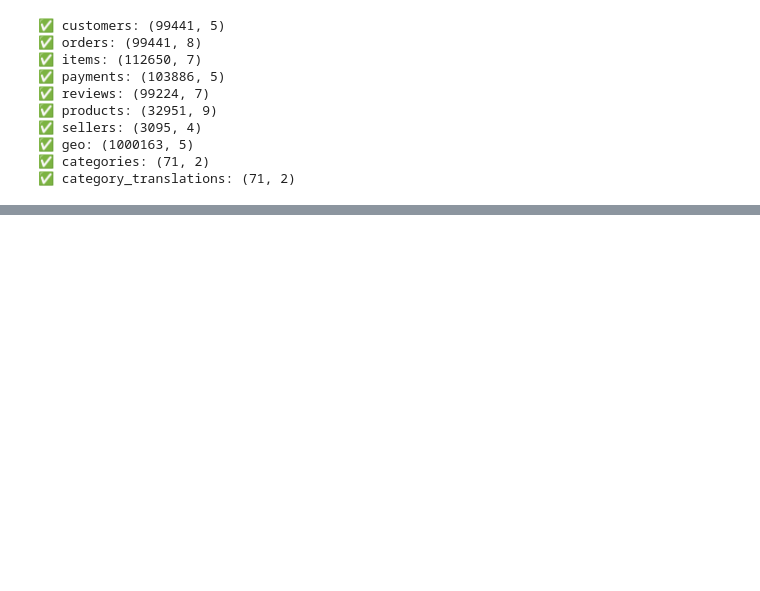
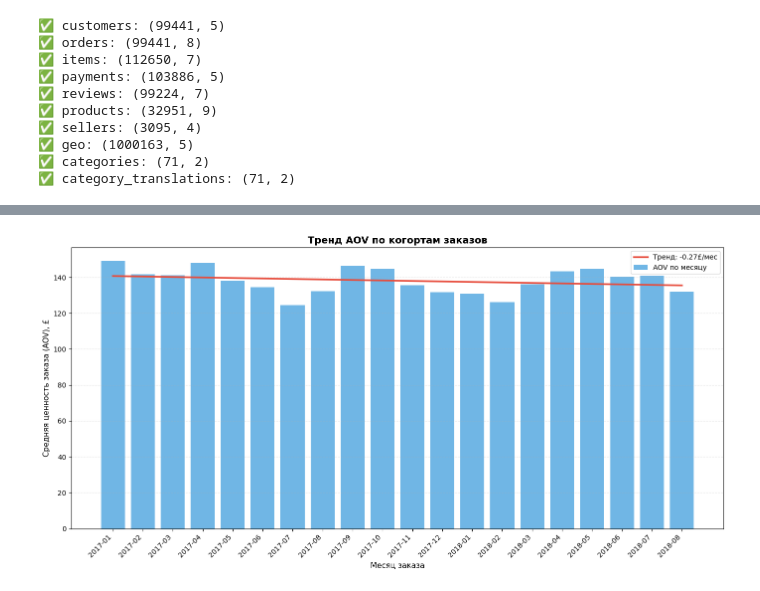
Before and after one commit to Vadimienne/data-analyst-portfolio, a Jupyter notebook: notebooks/EC Task 4 LTV RFM.ipynb, the cells around one changed output, grey strips where cells are left out. Saved outputs shown, nothing was run; the diff lists cells and outputs as text; code cells hidden in the pictures; blank space fills up the shorter version.

```diff
--- a/notebooks/EC Task 4 LTV RFM.ipynb
+++ b/notebooks/EC Task 4 LTV RFM.ipynb
@@ -1,7 +1,21 @@
 # %%
 import pandas as pd
 from pathlib import Path
-DATA_PATH = Path("/Users/viLaptop/brEcommerce")
+
+
+# функция для сохранения графиков
+
+current_dir = Path.cwd()
+PROJECT_ROOT = current_dir.parent
+
+def save_chart(fig, filename: str, subfolder: str = 'charts'):
+    path = PROJECT_ROOT / 'outputs'  / filename
+    path.parent.mkdir(parents=True, exist_ok=True)
+    fig.savefig(path, dpi=150, bbox_inches='tight')
+
+
+# читаем датасеты
+DATA_PATH = PROJECT_ROOT / 'dataset'
 tables = {
     'customers': 'olist_customers_dataset.csv', # клиенты
     'orders': 'olist_orders_dataset.csv', # заказы
@@ -659,0 +165,69 @@ Lost                395.90               15.9
+# %%
+# c LTV не получилось, посчитаем AOV
+
+# Берём доставленные заказы
+delivered = data['orders'][data['orders']['order_status'] == 'delivered'].copy()
+
+# Конвертируем даты
+date_cols = ['order_purchase_timestamp', 'order_approved_at',
+             'order_delivered_carrier_date', 'order_delivered_customer_date']
+for col in date_cols:
+    if delivered[col].dtype == 'object':
+        delivered[col] = pd.to_datetime(delivered[col])
+
+# Считаем выручку по заказам
+items = data['items'][['order_id', 'price']].copy()
+items['revenue'] = items['price']
+order_revenue = items.groupby('order_id')['revenue'].sum().reset_index()
+
+# Джойним
+orders_with_revenue = delivered.merge(order_revenue, on='order_id', how='left')
+
+# Когорта = месяц заказа (не клиента!)
+orders_with_revenue['order_month'] = orders_with_revenue['order_purchase_timestamp'].dt.to_period('M')
+
+# Агрегация по месяцу заказа
+aov_by_cohort = orders_with_revenue.groupby('order_month').agg(
+    order_count=('order_id', 'count'),
+    total_revenue=('revenue', 'sum'),
+    aov=('revenue', 'mean'),
+    median_revenue=('revenue', 'median'),
+    std_revenue=('revenue', 'std')
+).reset_index()
+
+
+aov_by_cohort = aov_by_cohort[aov_by_cohort['order_count'] > 700] # исчключаем мусорные месяцы
+
+# считаем тренд
+aov_by_cohort['month_num'] = range(len(aov_by_cohort))
+z = np.polyfit(aov_by_cohort['month_num'], aov_by_cohort['aov'], 1)
+aov_by_cohort['trend'] = np.poly1d(z)(aov_by_cohort['month_num'])
+
+
+# график
+plt.figure(figsize=(14, 7))
+plt.bar(aov_by_cohort['order_month'].astype(str), aov_by_cohort['aov'],
+        color='#3498db', alpha=0.7, label='AOV по месяцу')
+plt.plot(aov_by_cohort['order_month'].astype(str), aov_by_cohort['trend'],
+         color='#e74c3c', linewidth=2.5, label=f'Тренд: {z[0]:+.2f}£/мес')
+
+plt.xlabel('Месяц заказа', fontsize=11)
+plt.ylabel('Средняя ценность заказа (AOV), £', fontsize=11)
+plt.title('Тренд AOV по когортам заказов', fontsize=14, fontweight='bold')
+plt.xticks(rotation=45, ha='right')
+plt.legend()
+plt.grid(axis='y', alpha=0.3, linestyle='--')
+plt.tight_layout()
+save_chart(plt.gcf(), 'aov_trend.png', 'charts')
+plt.show()
+
+# Выводы
+avg_aov = aov_by_cohort['aov'].mean()
+first_aov = aov_by_cohort['aov'].iloc[0]
+last_aov = aov_by_cohort['aov'].iloc[-1]
+print(f"\nКлючевые метрики:")
+print(f" Средний AOV: £{avg_aov:.2f}")
+print(f" Изменение за период: £{first_aov:.2f} → £{last_aov:.2f} ({(last_aov/first_aov-1)*100:+.1f}%)")
+print(f" Тренд: {z[0]:+.2f}£ в месяц")
+# %% [output]
+[figure, added]
```
Also changed, not shown: parts of 16 cells of this notebook, 12 other files.
